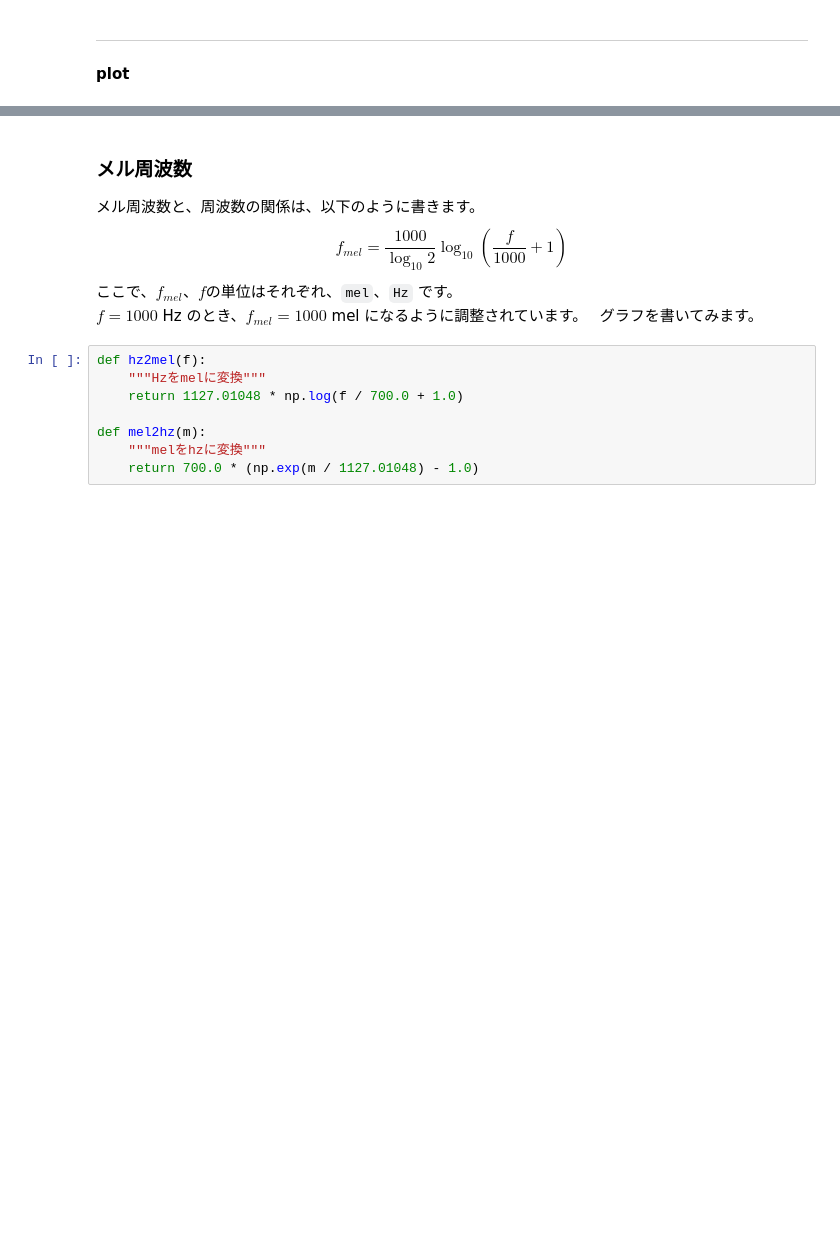
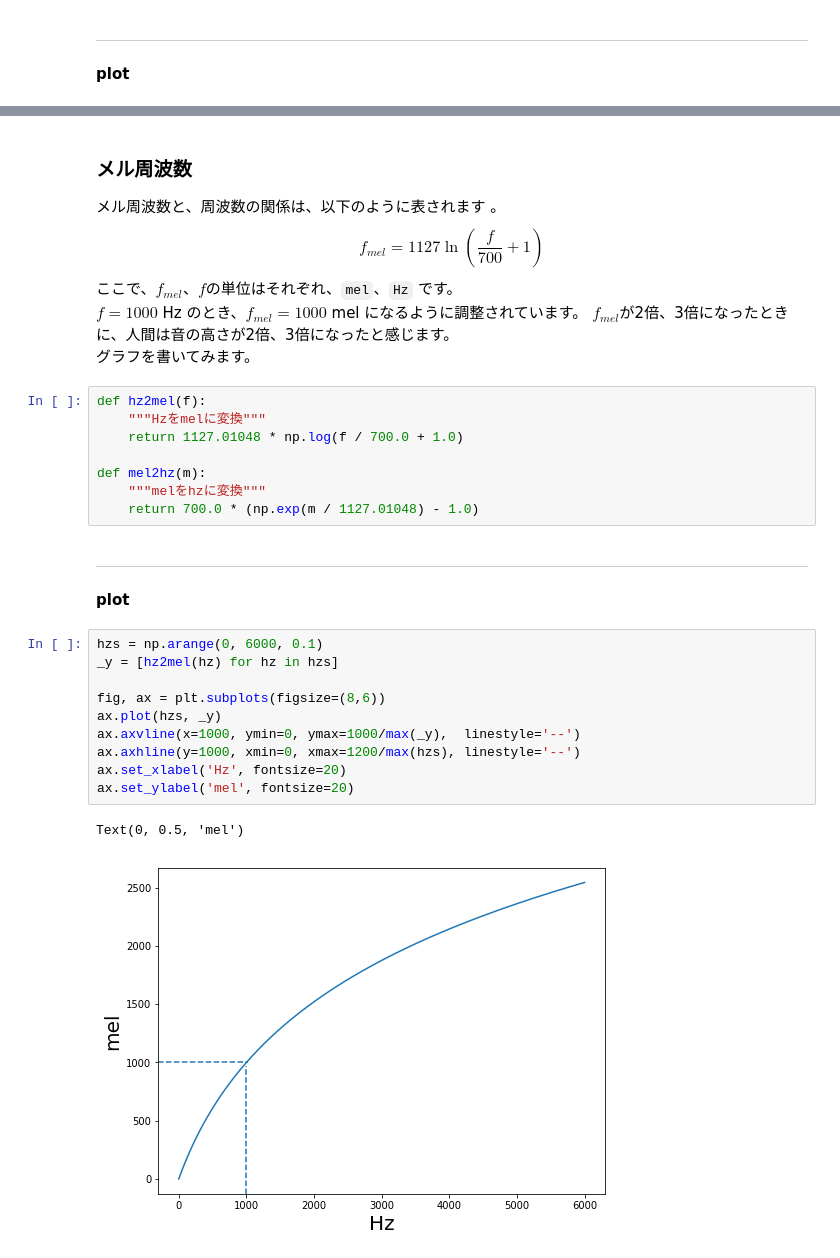
Before and after one commit to fkubota/sound-ML-tutorial, a Jupyter notebook: 020_MFCC.ipynb, the cells around one changed output, grey strips where cells are left out. Saved outputs shown, nothing was run; the diff lists cells and outputs as text; blank space fills up the shorter version.

```diff
--- a/020_MFCC.ipynb
+++ b/020_MFCC.ipynb
@@ -104,12 +104,13 @@ Text(0.5, 0, 'frequency [Hz]')
 その疑問に答える概念が、メル周波数です。
 # %% [markdown]
 ### メル周波数
-メル周波数と、周波数の関係は、以下のように書きます。
+メル周波数と、周波数の関係は、以下のように表されます 。
 $$
-f_{mel} = \frac{1000}{\log_{10}2} \log_{10} \left( \frac{f}{1000} + 1 \right)
+f_{mel} = 1127 \ln \left( \frac{f}{700} + 1 \right)
 $$
 ここで、$f_{mel}$、$f$の単位はそれぞれ、`mel`、`Hz` です。
 $f = 1000$ Hz のとき、$f_{mel} = 1000$ mel になるように調整されています。
+$f_{mel}$が2倍、3倍になったときに、人間は音の高さが2倍、3倍になったと感じます。
 グラフを書いてみます。
 # %%
 def hz2mel(f):
@@ -119,3 +120,19 @@ def hz2mel(f):
 def mel2hz(m):
     """melをhzに変換"""
     return 700.0 * (np.exp(m / 1127.01048) - 1.0)
+# %% [markdown]
+---
+**plot**
+# %%
+hzs = np.arange(0, 6000, 0.1)
+_y = [hz2mel(hz) for hz in hzs]
+
+fig, ax = plt.subplots(figsize=(8,6))
+ax.plot(hzs, _y)
+ax.axvline(x=1000, ymin=0, ymax=1000/max(_y),  linestyle='--')
+ax.axhline(y=1000, xmin=0, xmax=1200/max(hzs), linestyle='--')
+ax.set_xlabel('Hz', fontsize=20)
+ax.set_ylabel('mel', fontsize=20)
+# %% [output]
+Text(0, 0.5, 'mel')
+[figure, added]
```
Also changed, not shown: parts of 38 cells of this notebook.
